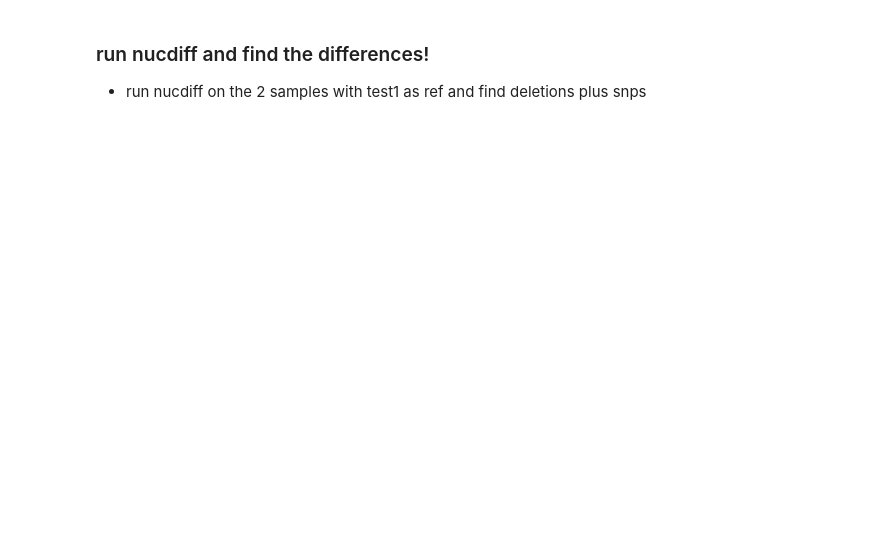
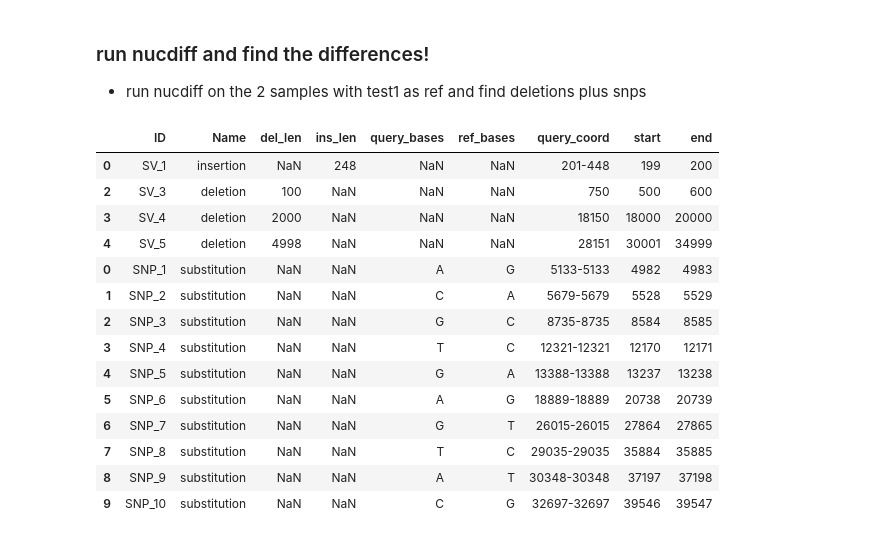
Before and after one commit to Matt-McElheron/Orygis_project, a Jupyter notebook: test.ipynb, the cells around one changed output. Drawn from its saved outputs; the diff is of its cells as text; code cells hidden in the pictures; blank space fills up the shorter version.

```diff
--- a/test.ipynb
+++ b/test.ipynb
@@ -15,14 +16,26 @@ from pybioviz import utils
 # %% [markdown]
 ### make two test sequence and make gaps and some mutations in the second
 # %%
-rec = SeqIO.parse('Mbovis.fna',format='fasta').__next__()
+rec = SeqIO.parse('ref_genomes/mbovis.fna',format='fasta').__next__()
 
 s1=rec.seq[:50000]
 seq1 = SeqRecord(s1,id='test1',description='my ref')
 #create altered seq
-s2 = (s1[:500]+s1[600:]+s1[20000:30000]+s1[35000:40000]).tomutable()
+
+s2 = (s1[:200]+ 10*'ATATATATATAGCGCGCGATGCTAG' +s1[200:400]+s1[400:500]+s1[600:18000]+s1[20000:30000]+s1[35000:40000]).tomutable()
 s2[200] = 'T'
 s2[1000] = 'A'
+
+bases = ['A', 'T', 'G', 'C']
+for i in range(10):
+    position = random.randrange(len(s2))
+    base = bases[random.randrange(len(bases))]
+    while s2[position] == base:
+        position = random.randrange(len(s2))
+    print(position)
+    s2[position] = base
+
+
 seq2 = SeqRecord(s2,id='test2',description='my query')
 
 SeqIO.write(seq1,'test1.fna','fasta')
@@ -45,3 +68,64 @@ nuc
 ### run nucdiff and find the differences!
 
 * run nucdiff on the 2 samples with test1 as ref and find deletions plus snps
+# %%
+featurekeys = ['ID', 'Name', 'del_len', 'ins_len', 'query_bases', 'ref_bases', 'query_coord', 'start', 'end']
+
+def features_to_dataframe(features, cds=False):
+    """Get features from a biopython seq record object into a dataframe
+    Args:
+        features: bio seqfeatures
+       returns: a dataframe with a row for each cds/entry.
+      """
+
+    #preprocess features
+    allfeat = []
+    for (item, f) in enumerate(features):
+        x = f.__dict__
+        q = f.qualifiers
+        #print(q)
+        x.update(q)
+        d = {}
+        d['start'] = f.location.start
+        d['end'] = f.location.end
+        #d['strand'] = f.location.strand
+        for i in featurekeys:
+            if i in x:
+                if type(x[i]) is list:
+                    d[i] = x[i][0]
+                else:
+                    d[i] = x[i]
+        allfeat.append(d)
+
+    df = pd.DataFrame(allfeat,columns=featurekeys)
+
+    return df
+
+feats = utils.gff_to_features('Nucdiff_test12/results/first_ref_struct.gff')
+feat_structs = features_to_dataframe(feats)
+deletions = feat_structs[(feat_structs.Name=='deletion') | (feat_structs.Name=='insertion')]
+
+
+feats_snps = utils.gff_to_features('Nucdiff_test12/results/first_ref_snps.gff')
+feat_snps = features_to_dataframe(feats_snps)
+snps = feat_snps[feat_snps.Name=='substitution']
+
+
+snpdels = pd.concat([deletions, snps])
+snpdels
+# %% [output]
+|  | ID | Name | del_len | ins_len | query_bases | ref_bases | query_coord | start | end |
+| 0 | SV_1 | insertion | NaN | 248 | NaN | NaN | 201-448 | 199 | 200 |
+| 2 | SV_3 | deletion | 100 | NaN | NaN | NaN | 750 | 500 | 600 |
+| 3 | SV_4 | deletion | 2000 | NaN | NaN | NaN | 18150 | 18000 | 20000 |
+| 4 | SV_5 | deletion | 4998 | NaN | NaN | NaN | 28151 | 30001 | 34999 |
+| 0 | SNP_1 | substitution | NaN | NaN | A | G | 5133-5133 | 4982 | 4983 |
+| 1 | SNP_2 | substitution | NaN | NaN | C | A | 5679-5679 | 5528 | 5529 |
+| 2 | SNP_3 | substitution | NaN | NaN | G | C | 8735-8735 | 8584 | 8585 |
+| 3 | SNP_4 | substitution | NaN | NaN | T | C | 12321-12321 | 12170 | 12171 |
+| 4 | SNP_5 | substitution | NaN | NaN | G | A | 13388-13388 | 13237 | 13238 |
+| 5 | SNP_6 | substitution | NaN | NaN | A | G | 18889-18889 | 20738 | 20739 |
+| 6 | SNP_7 | substitution | NaN | NaN | G | T | 26015-26015 | 27864 | 27865 |
+| 7 | SNP_8 | substitution | NaN | NaN | T | C | 29035-29035 | 35884 | 35885 |
+| 8 | SNP_9 | substitution | NaN | NaN | A | T | 30348-30348 | 37197 | 37198 |
+| 9 | SNP_10 | substitution | NaN | NaN | C | G | 32697-32697 | 39546 | 39547 |
```
Also changed, not shown: parts of 3 cells of this notebook, 4 other files.
